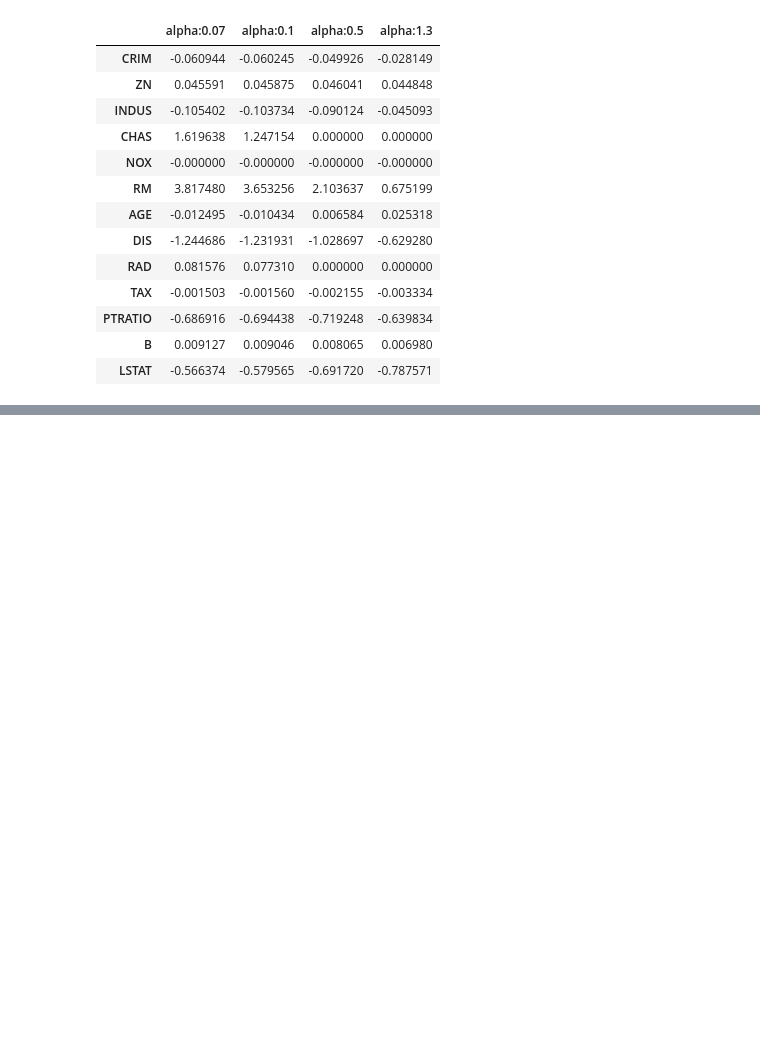
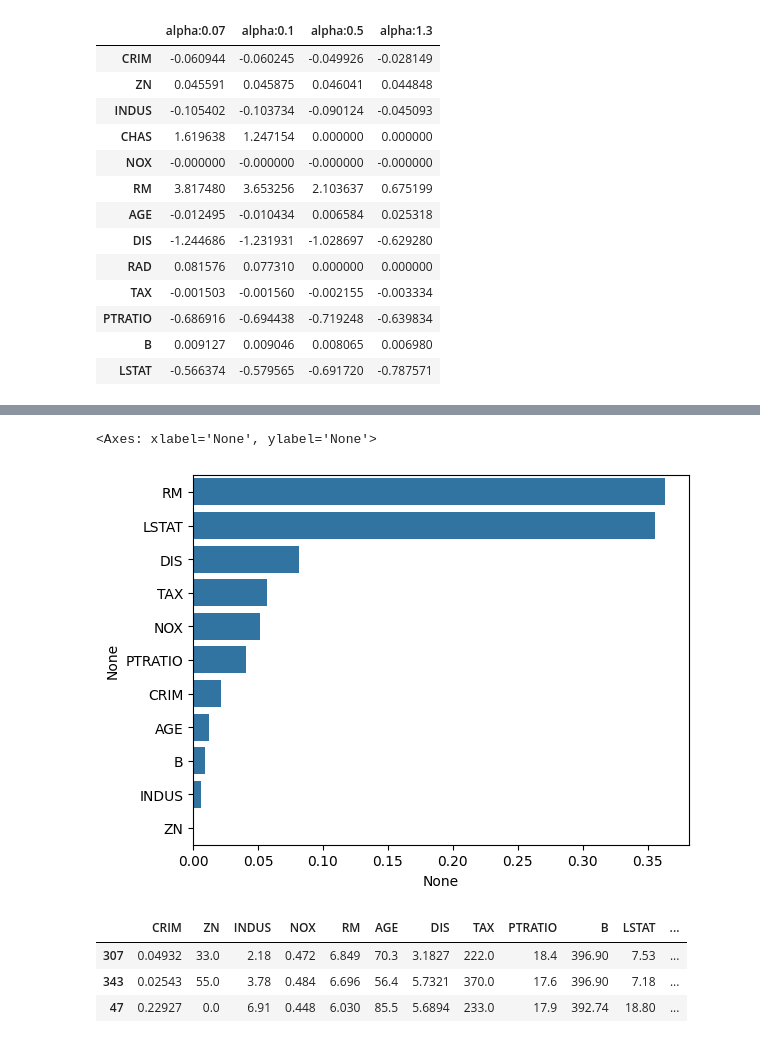
Before and after one commit to CrayonHanChan/kita_231026, a Jupyter notebook: m5_ml/m5_머신러닝_회귀.ipynb, the cells around one changed output, grey strips where cells are left out. Cells and saved outputs as stored; diff of their text form; code cells hidden in the pictures; blank space fills up the shorter version.

```diff
--- a/m5_ml/m5_머신러닝_회귀.ipynb
+++ b/m5_ml/m5_머신러닝_회귀.ipynb
@@ -794,0 +908,21 @@ alpha 1.3일 떼 5 폴드 세트의 평균 RMSE: 5.860814
+# %%
+import seaborn as sns
+xgb = XGBRegressor(n_estimators=1000)
+
+# 앞 예제에서 만들어진 X_data, y_target 데이터 셋을 적용하여 학습합니다.
+xgb.fit(X_data, y_target)
+
+feature_series = pd.Series(data=xgb.feature_importances_, index=X_data.columns)
+feature_series = feature_series.sort_values(ascending=False)
+sns.barplot(x=feature_series, y=feature_series.index)
+# %% [output]
+<Axes: xlabel='None', ylabel='None'>
+[figure, added]
+# %%
+# sample()은 pandas의 DataFrame 또는 Series의 축에서 항목을 무작위로 샘플링하는 데 사용되는 다목적 도구
+boston_df.sample(n=3, random_state=1)
+# %% [output]
+|  | CRIM | ZN | INDUS | NOX | RM | AGE | DIS | TAX | PTRATIO | B | LSTAT | ... |
+| 307 | 0.04932 | 33.0 | 2.18 | 0.472 | 6.849 | 70.3 | 3.1827 | 222.0 | 18.4 | 396.90 | 7.53 | ... |
+| 343 | 0.02543 | 55.0 | 3.78 | 0.484 | 6.696 | 56.4 | 5.7321 | 370.0 | 17.6 | 396.90 | 7.18 | ... |
+| 47 | 0.22927 | 0.0 | 6.91 | 0.448 | 6.030 | 85.5 | 5.6894 | 233.0 | 17.9 | 392.74 | 18.80 | ... |
```
Also changed, not shown: parts of 19 cells of this notebook, 2 other files.
